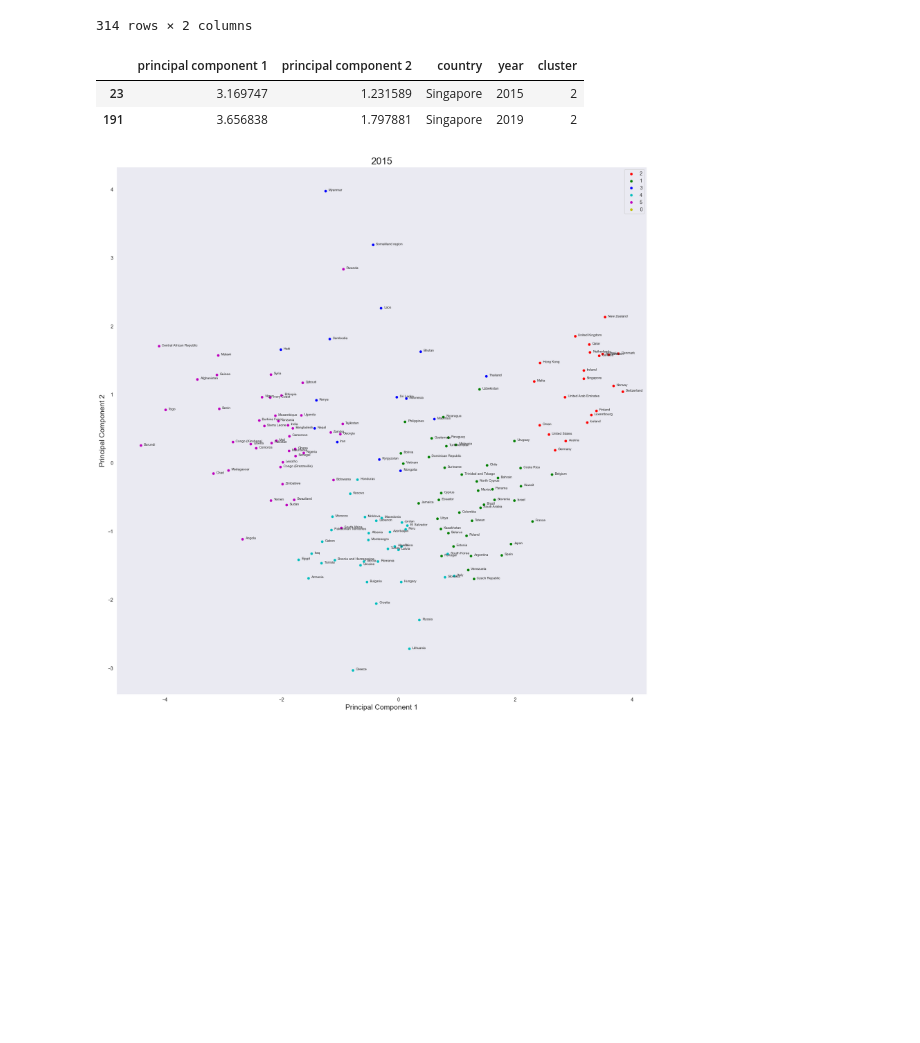
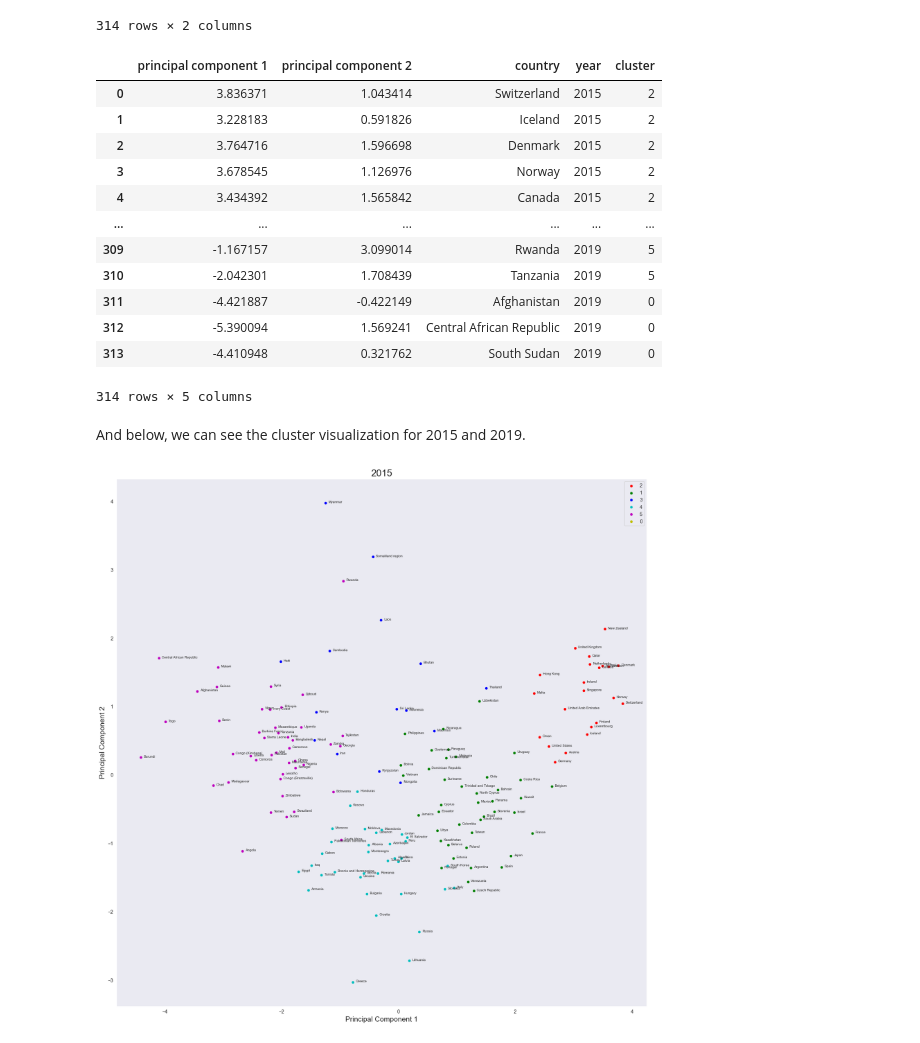
Before and after one commit to kaneeldias/country-happiness-scores, a Jupyter notebook: final.ipynb, the cells around one changed output. Cells and saved outputs as stored; diff of their text form; code cells hidden in the pictures; blank space fills up the shorter version.

```diff
--- a/final.ipynb
+++ b/final.ipynb
@@ -768,11 +875,21 @@ principal_df
 314 rows × 2 columns
 # %%
 final_df = pd.concat([principal_df, data_combined[['country', 'year', 'cluster']]], axis=1)
-final_df[final_df['country'] == 'Singapore'].head()
+final_df
 # %% [output]
 |  | principal component 1 | principal component 2 | country | year | cluster |
-| 23 | 3.169747 | 1.231589 | Singapore | 2015 | 2 |
-| 191 | 3.656838 | 1.797881 | Singapore | 2019 | 2 |
+| 0 | 3.836371 | 1.043414 | Switzerland | 2015 | 2 |
+| 1 | 3.228183 | 0.591826 | Iceland | 2015 | 2 |
+| 2 | 3.764716 | 1.596698 | Denmark | 2015 | 2 |
+| 3 | 3.678545 | 1.126976 | Norway | 2015 | 2 |
+| 4 | 3.434392 | 1.565842 | Canada | 2015 | 2 |
+| ... | ... | ... | ... | ... | ... |
+| 309 | -1.167157 | 3.099014 | Rwanda | 2019 | 5 |
+| 310 | -2.042301 | 1.708439 | Tanzania | 2019 | 5 |
+| 311 | -4.421887 | -0.422149 | Afghanistan | 2019 | 0 |
+| 312 | -5.390094 | 1.569241 | Central African Republic | 2019 | 0 |
+| 313 | -4.410948 | 0.321762 | South Sudan | 2019 | 0 |
+314 rows × 5 columns
 # %%
 targets = final_df['cluster'].unique()
 colors = ['r', 'g', 'b', 'c', 'm', 'y', 'k']
@@ -805,6 +922,8 @@ def scatter_plot(df, year, show_limits=True):
 
     ax.legend(targets)
     ax.grid()
+# %% [markdown]
+And below, we can see the cluster visualization for 2015 and 2019.
 # %%
 scatter_plot(final_df[final_df['year'] == '2015'], 2015)
 # %% [output]
```
Also changed, not shown: parts of 61 cells of this notebook, 11 other files.
